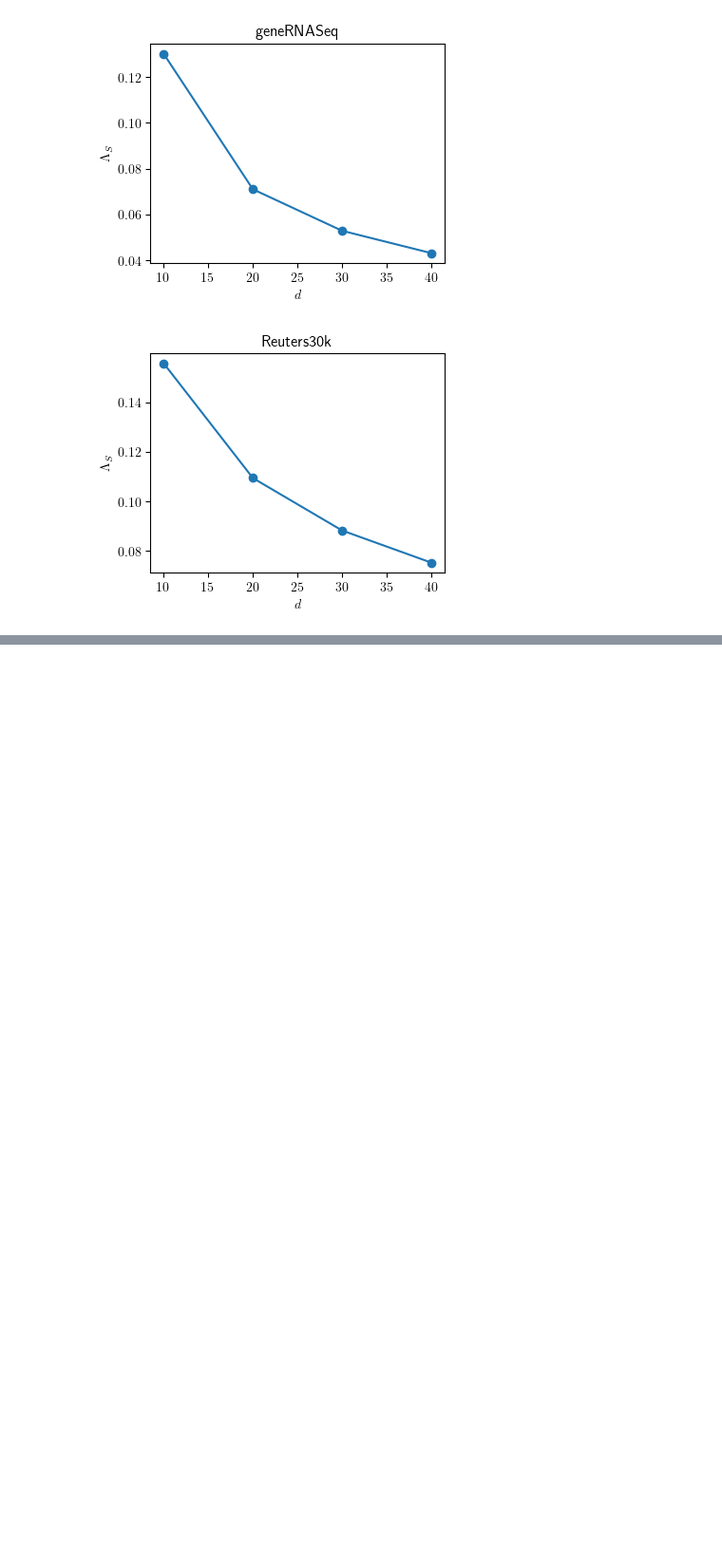
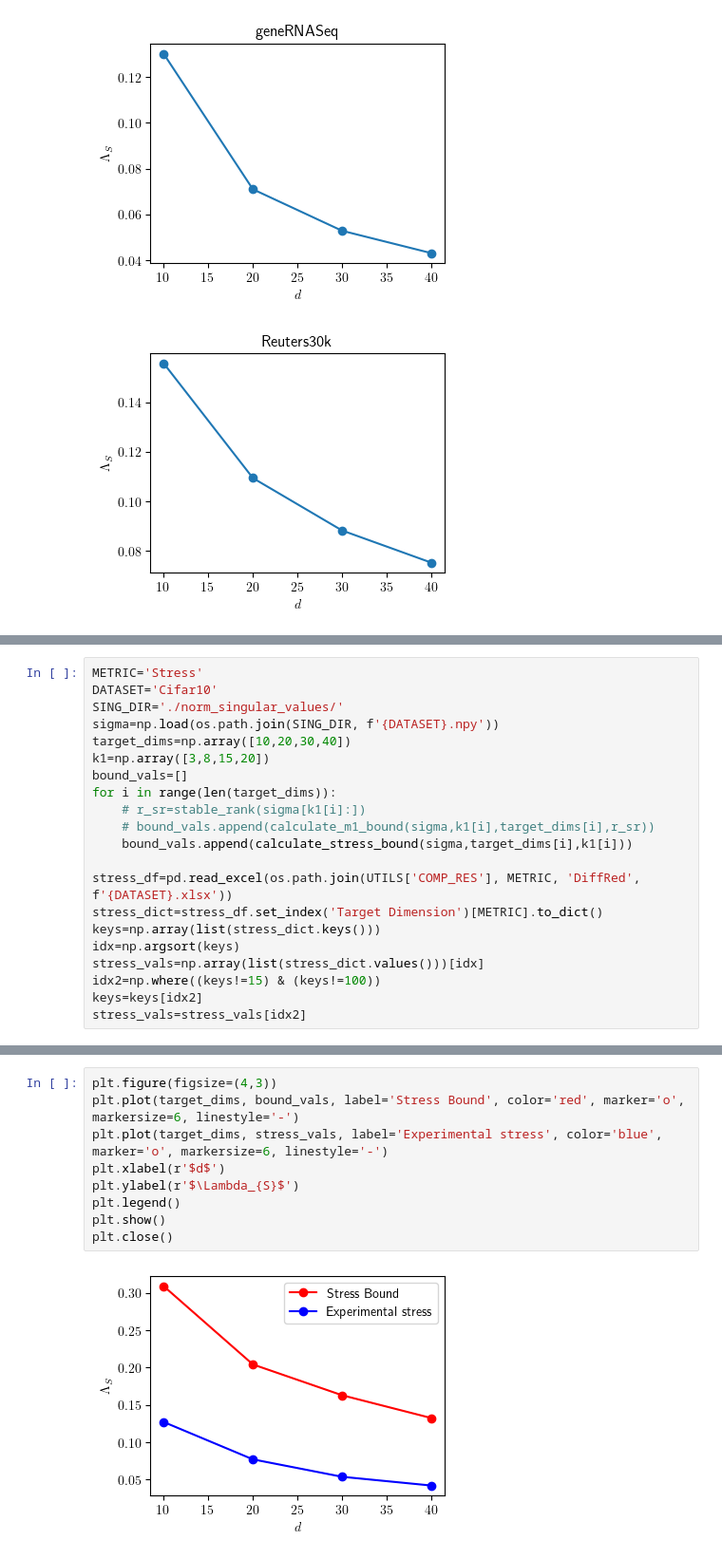
Before and after one commit to S3-Lab-IIT/DiffRed, a Jupyter notebook: Experiments/dimensionality_reduction_metrics/make_plots.ipynb, the cells around one changed output, grey strips where cells are left out. Shown: that part at 95% size. Cells and saved outputs as stored; diff of their text form; blank space fills up the shorter version.

```diff
--- a/Experiments/dimensionality_reduction_metrics/make_plots.ipynb
+++ b/Experiments/dimensionality_reduction_metrics/make_plots.ipynb
@@ -491,0 +538,21 @@ for key in PLOT_DATA.keys():
+# %%
+METRIC='Stress'
+DATASET='Cifar10'
+SING_DIR='./norm_singular_values/'
+sigma=np.load(os.path.join(SING_DIR, f'{DATASET}.npy'))
+target_dims=np.array([10,20,30,40])
+k1=np.array([3,8,15,20])
+bound_vals=[]
+for i in range(len(target_dims)):
+    # r_sr=stable_rank(sigma[k1[i]:])
+    # bound_vals.append(calculate_m1_bound(sigma,k1[i],target_dims[i],r_sr))
+    bound_vals.append(calculate_stress_bound(sigma,target_dims[i],k1[i]))
+
+stress_df=pd.read_excel(os.path.join(UTILS['COMP_RES'], METRIC, 'DiffRed', f'{DATASET}.xlsx'))
+stress_dict=stress_df.set_index('Target Dimension')[METRIC].to_dict()
+keys=np.array(list(stress_dict.keys()))
+idx=np.argsort(keys)
+stress_vals=np.array(list(stress_dict.values()))[idx]
+idx2=np.where((keys!=15) & (keys!=100))
+keys=keys[idx2]
+stress_vals=stress_vals[idx2]
@@ -491,0 +566,11 @@ for key in PLOT_DATA.keys():
+# %%
+plt.figure(figsize=(4,3))
+plt.plot(target_dims, bound_vals, label='Stress Bound', color='red', marker='o', markersize=6, linestyle='-')
+plt.plot(target_dims, stress_vals, label='Experimental stress', color='blue', marker='o', markersize=6, linestyle='-')
+plt.xlabel(r'$d$')
+plt.ylabel(r'$\Lambda_{S}$')
+plt.legend()
+plt.show()
+plt.close()
+# %% [output]
+[figure, added]
```
Also changed, not shown: parts of 8 cells of this notebook.
